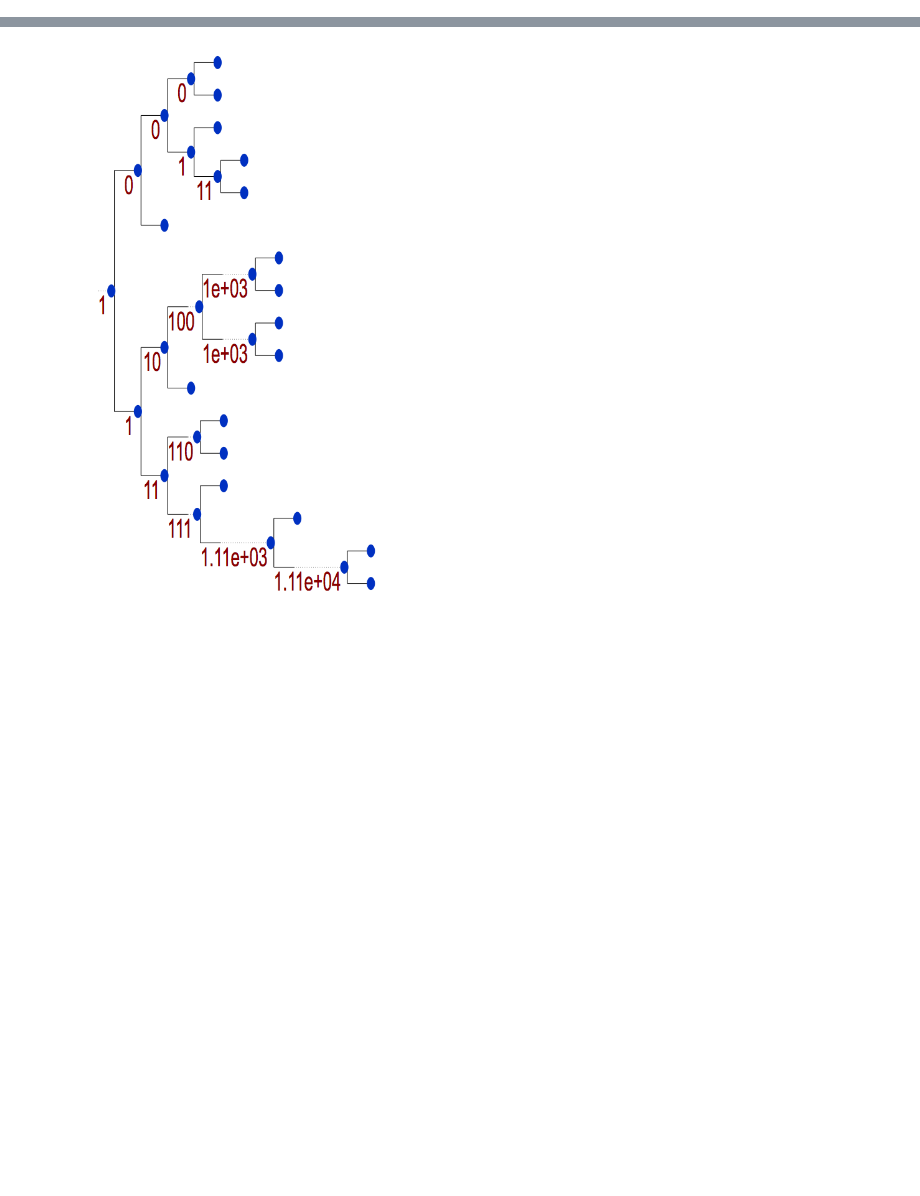
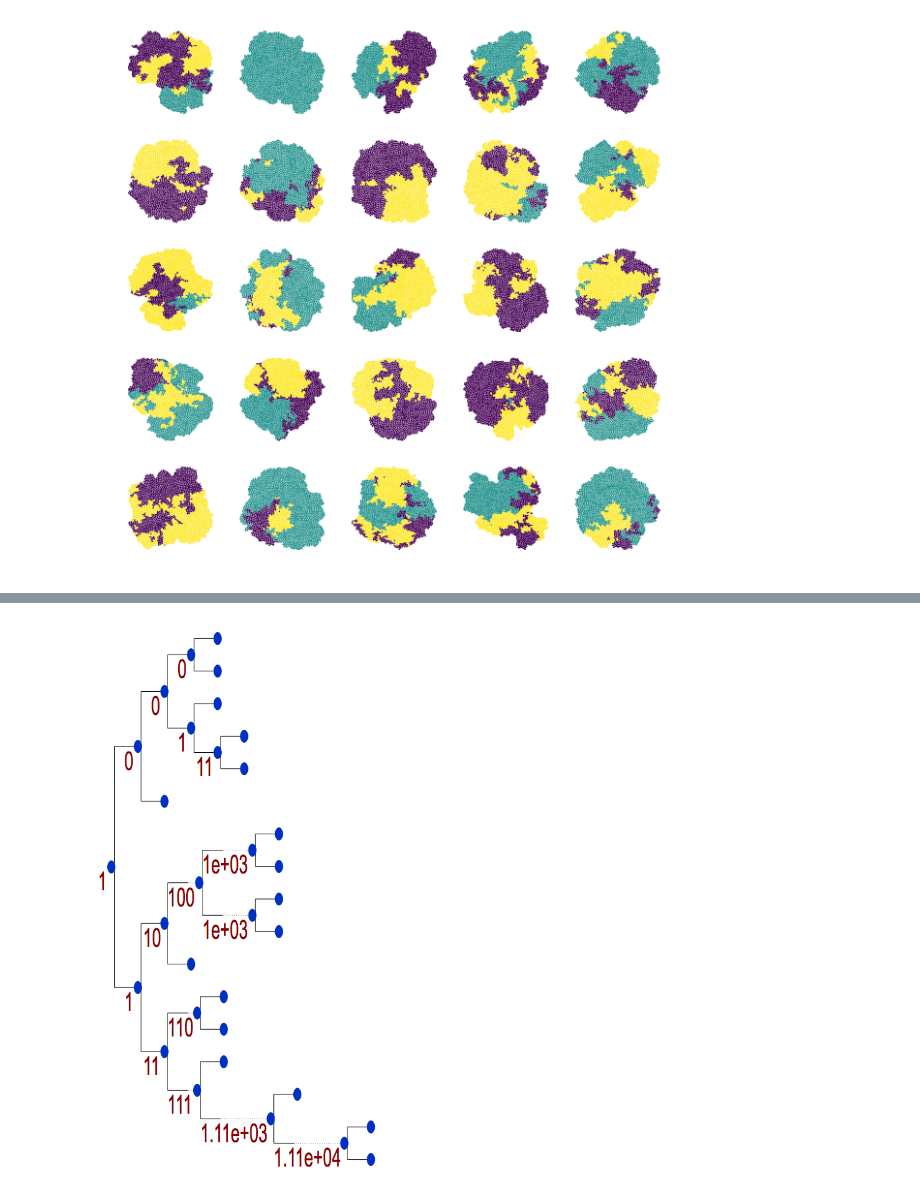
Before and after one commit to sbernasek/growth, a Jupyter notebook: notebooks/analysis.ipynb, the cells around one changed output, grey strips where cells are left out. Drawn from its saved outputs; the diff is of its cells as text; code cells hidden in the pictures; blank space fills up the shorter version.

```diff
--- a/notebooks/analysis.ipynb
+++ b/notebooks/analysis.ipynb
@@ -189,0 +30,6 @@ branch = culture.freeze(25)
+# %%
+batch = sweep.batches[4, 0]
+# %%
+fig = batch.plot_culture_grid(size=2, s=3)
+# %% [output]
+[figure, added]
```
Also changed, not shown: parts of 39 cells of this notebook, 12 other files.
